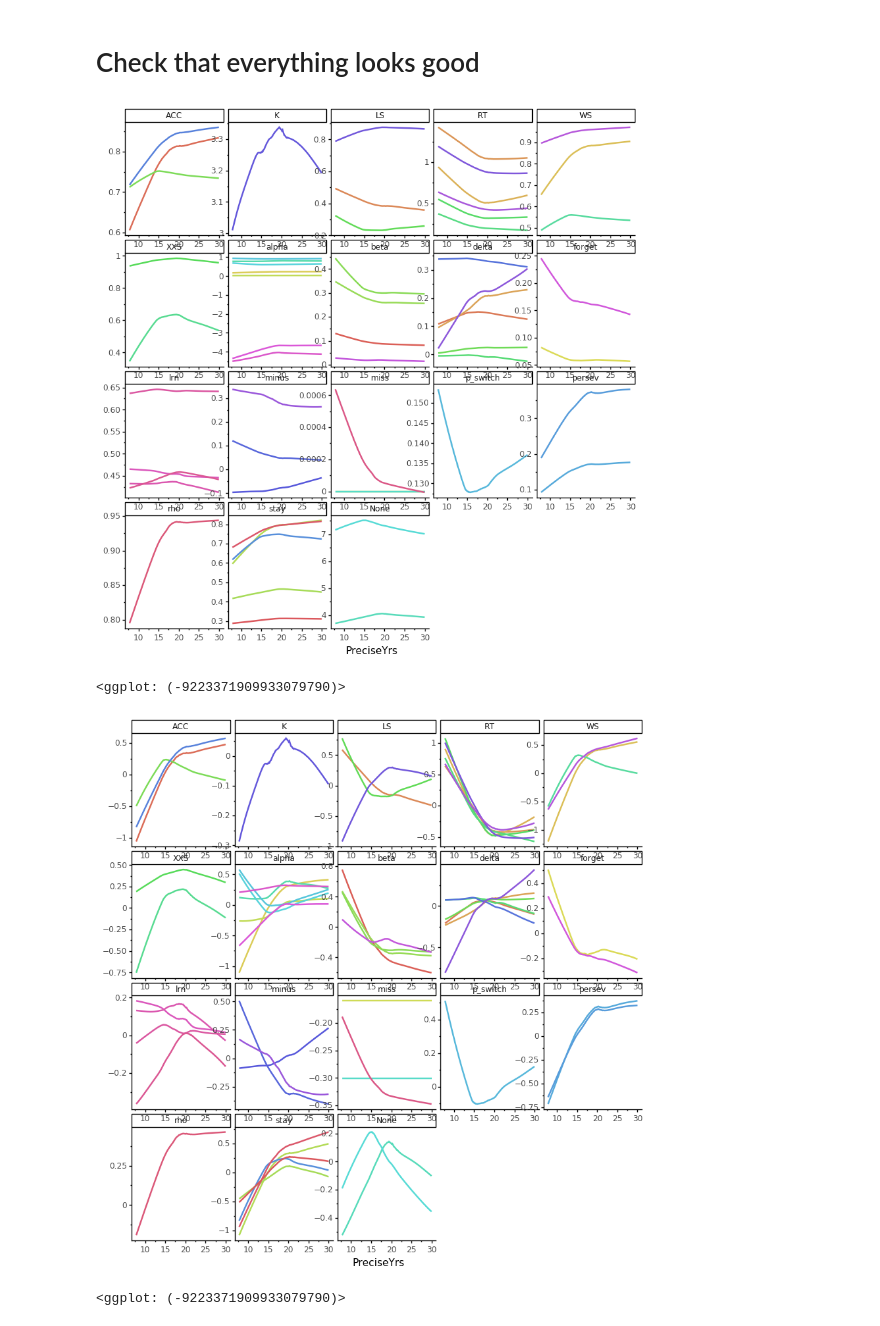
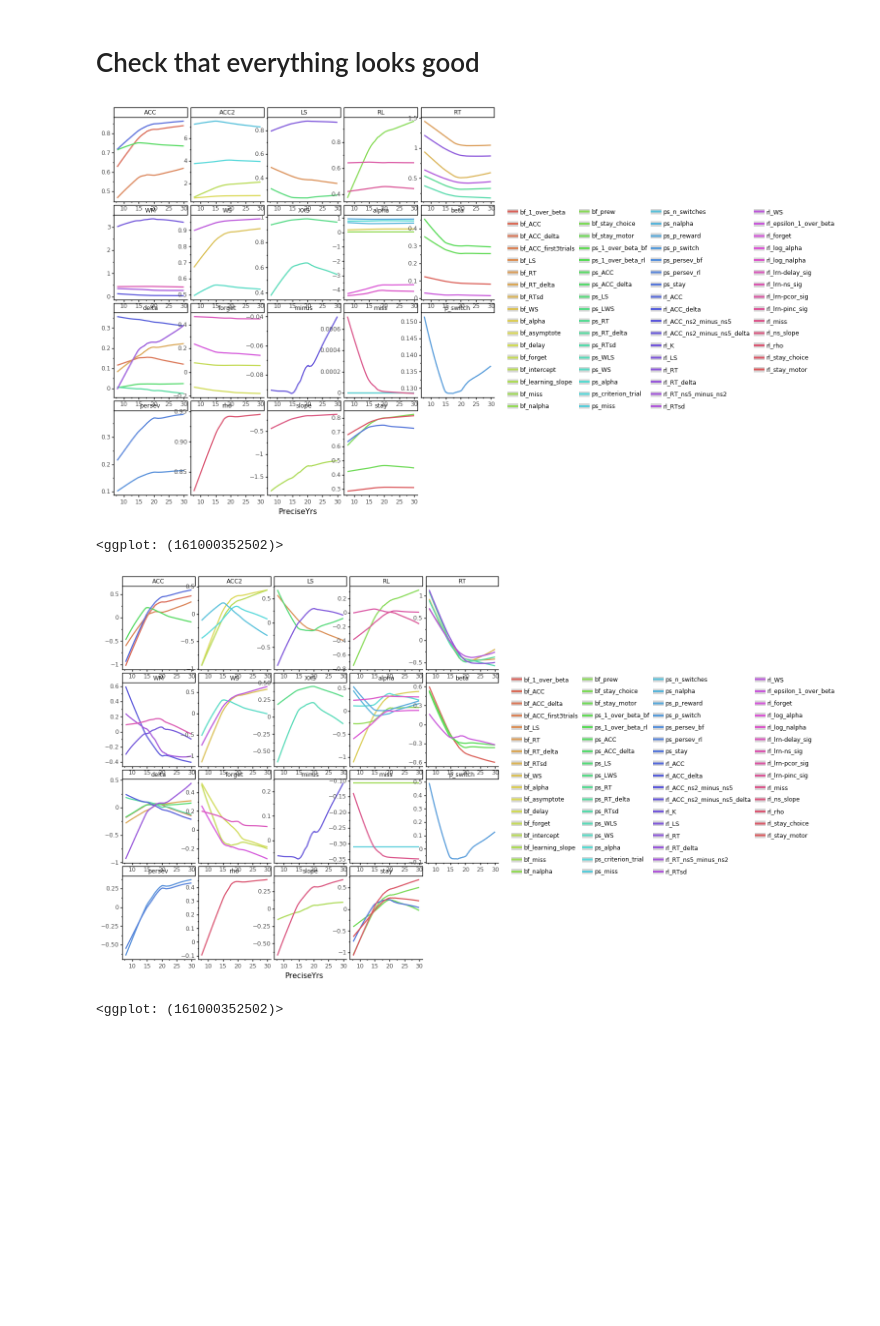
Before and after one commit to MariaEckstein/SLCN, a Jupyter notebook: models/MetaSLCN-2FormatAll_data.ipynb, the cells around one changed output. Drawn from its saved outputs; the diff is of its cells as text; code cells hidden in the pictures; blank space fills up the shorter version.

```diff
--- a/models/MetaSLCN-2FormatAll_data.ipynb
+++ b/models/MetaSLCN-2FormatAll_data.ipynb
@@ -121,3 +97,42 @@ def get_category_from_feature(data):
+# %%
+def get_category_from_feature(data):
+
+    # Get broad categories by finding patterns in the feature names
+    category = data['feature'].apply(name_from_index, names=param_names + category_cols)
+
+    # Adapt / add more specific categories manually
+    for cat in ['bf_asymptote', 'bf_intercept', 'ps_n_switches', 'ps_n_switches', 'ps_criterion_trial']:
+        assert np.sum(data.feature == cat) > 0  # make sure each feature exists
+        category[data.feature == cat] = 'ACC2'
+
+    for cat in ['rl_ns_slope', 'bf_learning_slope']:
+        assert np.sum(data.feature == cat) > 0  # make sure each feature exists
+        category[data.feature == cat] = 'slope'
+
+    for cat in ['rl_lrn-ns_sig', 'rl_ACC_ns2_minus_ns5', 'rl_RT_ns5_minus_ns2', 'rl_K']:
+        assert np.sum(data.feature == cat) > 0  # make sure each feature exists
+        category[data.feature == cat] = 'WM'
+
+    for cat in ['bf_prew', 'rl_lrn-pcor_sig', 'rl_lrn-pinc_sig']:
+        assert np.sum(data.feature == cat) > 0  # make sure each feature exists
+        category[data.feature == cat] = 'RL'
+
+    for cat in ['bf_delay', 'rl_lrn-delay_sig']:
+        assert np.sum(data.feature == cat) > 0  # make sure each feature exists
+        category[data.feature == cat] = 'forget'
+
+    for cat in ['ps_WLS', 'ps_LWS']:
+        assert np.sum(data.feature == cat) > 0  # make sure each feature exists
+        category[data.feature == cat] = 'XXS'
+
+    for cat in ['ps_p_reward']:
+        assert np.sum(data.feature == cat) > 0  # make sure each feature exists
+        category[data.feature == cat] = 'alpha'
+
+    return category
+
+# # Example use
+# get_category_from_feature(all_data_long)
 # %%
 # Melt all_data
 all_data_long = all_data.melt(id_vars=ages_cols+['age_group'], var_name='feature')
@@ -175,23 +190,23 @@ all_data_long_z
 # %%
 # Group features
 gg.options.figure_size = (10, 10)
 g = (gg.ggplot(
     all_data_long,#[all_data_long.category == 'lrn'],
     gg.aes('PreciseYrs', 'value', color='feature'))
 #  + gg.geom_point(size=0.5, alpha=0.5)
- + gg.theme(legend_position='none')
+#  + gg.theme(legend_position='none')
  + gg.labs(y='', color='')
  + gg.geom_smooth()
  + gg.facet_wrap('~ category', scales='free')
 )
 print(g)
 
 g_z = g
 g_z.data = all_data_long_z
 
 print(g_z)
 # %% [output]
-[figure, old version]
+[figure, new version]
-<ggplot: (-9223371909933079790)>
+<ggplot: (161000352502)>
-[figure, old version]
+[figure, new version]
-<ggplot: (-9223371909933079790)>
+<ggplot: (161000352502)>
```
Also changed, not shown: parts of 8 cells of this notebook, 15 other files.
